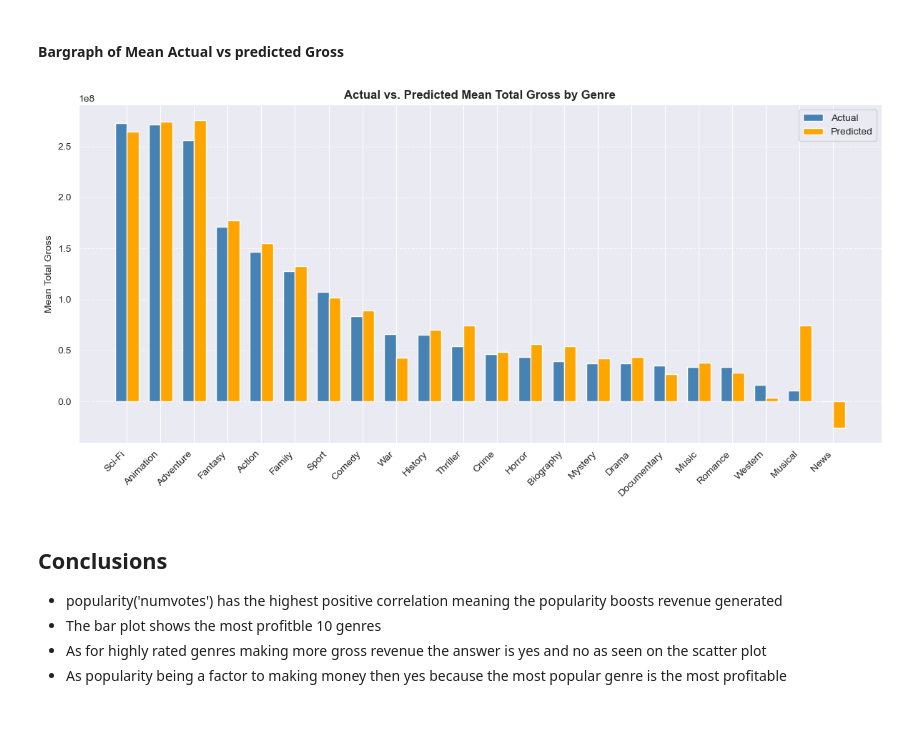
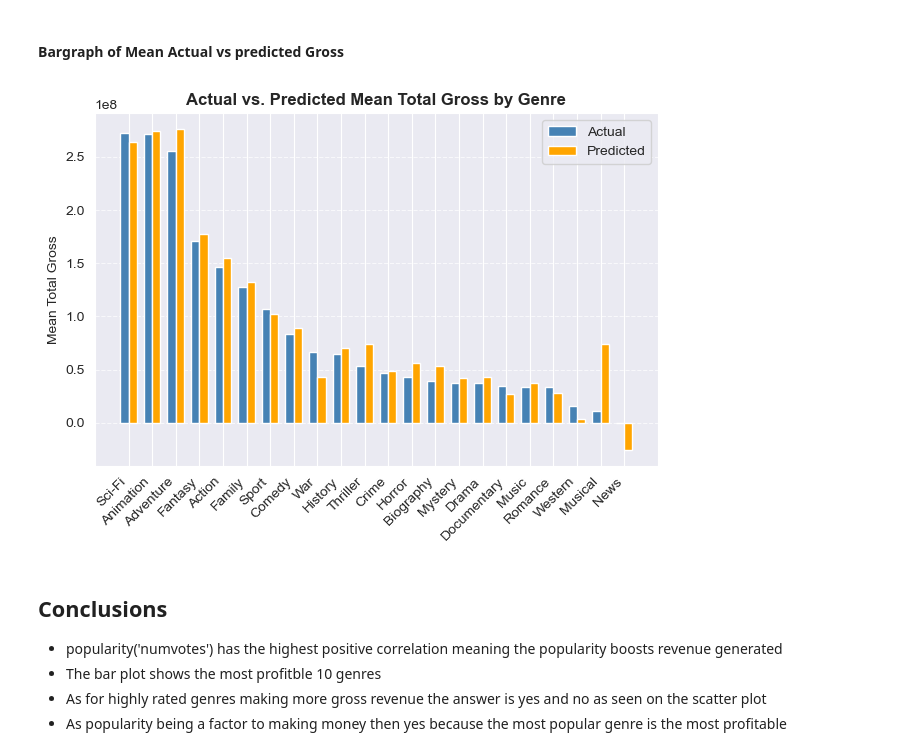
Before and after one commit to DianaMayalo/Phase-2-Project, a Jupyter notebook: index.ipynb, the cells around one changed output. Cells and saved outputs as stored; diff of their text form; code cells hidden in the pictures; blank space fills up the shorter version.

```diff
--- a/index.ipynb
+++ b/index.ipynb
@@ -349,30 +354,29 @@ plt.show()
 # %%
 # Sort genres by actual gross for clarity
 genre_summary_sorted = genre_summary.sort_values('actual_total_gross', ascending=False)
 
 # Bar positions
 x = np.arange(len(genre_summary_sorted))  # Numeric x positions
 width = 0.35  # Width of each bar
 
 # Actual and predicted values
 actual = genre_summary_sorted['actual_total_gross']
 predicted = genre_summary_sorted['predicted_total_gross']
 
 # Plot bars side by side
-plt.figure(figsize=(12, 6))
 plt.bar(x - width/2, actual, width, label='Actual', color='steelblue')
 plt.bar(x + width/2, predicted, width, label='Predicted', color='orange')
 
 # X-axis labels and formatting
 plt.xticks(x, genre_summary_sorted['genres'], rotation=45, ha='right')
 plt.ylabel('Mean Total Gross')
 plt.title('Actual vs. Predicted Mean Total Gross by Genre', weight = 'bold')
 plt.legend()
 plt.tight_layout()
 plt.grid(True, axis='y', linestyle='--', alpha=0.7)
 plt.show()
 # %% [output]
-[figure, old version]
+[figure, new version]
 # %% [markdown]
 ## Conclusions
 - popularity('numvotes') has the highest positive correlation meaning the popularity boosts revenue generated
```
Also changed, not shown: parts of 8 cells of this notebook, 1 other file.
